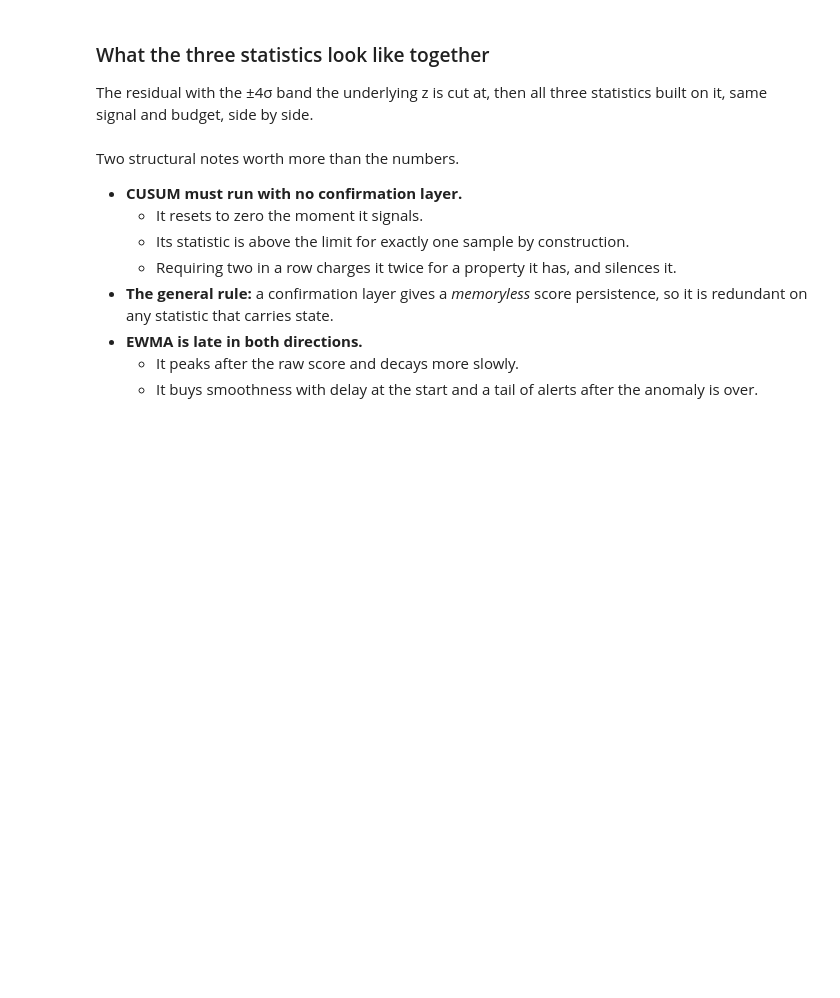
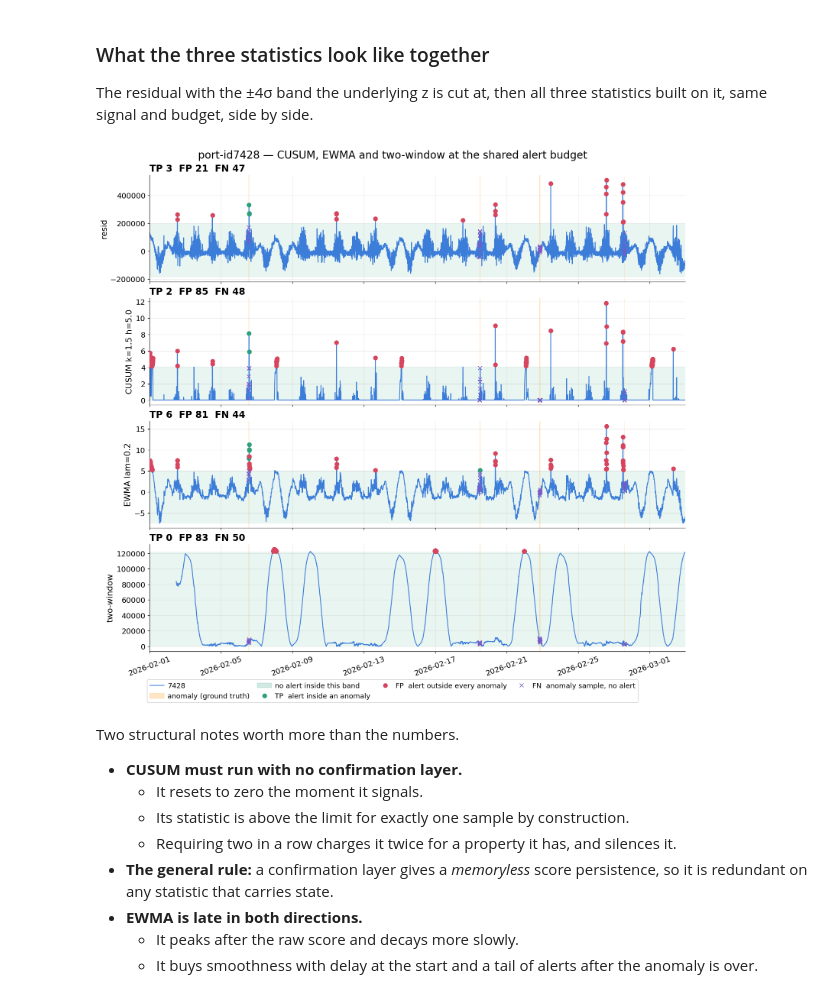
Before and after one commit to kevin880987/aiops-anomaly-zero-to-hero, a Jupyter notebook: labs/workshop/02.ipynb, the cells around one changed output. Drawn from its saved outputs; the diff is of its cells as text; code cells hidden in the pictures; blank space fills up the shorter version.

```diff
--- a/labs/workshop/02.ipynb
+++ b/labs/workshop/02.ipynb
@@ -449,10 +487,10 @@ An error that is survivable on one series and fatal on another is worth a cell r
 # %%
-S_cusum, alarm_cusum = cusum(z=z, k=0.5, h=5.0)
+S_cusum, alarm_cusum = cusum(z=z, k=1.5, h=5.0)
 ew = ewma_score(z=z, lam=0.2, L=1.0)
 tw = two_window(x=g["value"], w=PERIOD, online=True)
 
 acc = {
-    "CUSUM k=0.5 h=5.0": pd.Series(alarm_cusum),
+    "CUSUM k=1.5 h=5.0": pd.Series(alarm_cusum),
     "EWMA lam=0.2 over 4": ew.abs() > 4,
     "two-window over q99": (tw > tw.quantile(0.99)).fillna(False),
 }
@@ -463,21 +506,23 @@ report(alerts=acc, data=g, ports=[port], events="all")
 The residual with the ±4σ band the underlying z is cut at, then all three statistics built on
 it, same signal and budget, side by side.
 # %%
-panel = g.assign(**{"CUSUM k=0.5 h=5.0": S_cusum, "EWMA lam=0.2": ew.to_numpy(),
+panel = g.assign(**{"CUSUM k=1.5 h=5.0": S_cusum, "EWMA lam=0.2": ew.to_numpy(),
                     "two-window": tw.to_numpy()})
-score_cols = ["CUSUM k=0.5 h=5.0", "EWMA lam=0.2", "two-window"]
+score_cols = ["CUSUM k=1.5 h=5.0", "EWMA lam=0.2", "two-window"]
 thr = {c: np.nanquantile(panel[c].dropna(), BUDGET) for c in score_cols}
 resid_lo, resid_hi = train.mean() - 4 * train.std(), train.mean() + 4 * train.std()
 
 alerts = {c: (panel[c] > thr[c]).fillna(False) for c in score_cols}
 alerts["resid"] = ((panel["resid"] < resid_lo) | (panel["resid"] > resid_hi)).fillna(False)
 bands = {c: (panel[c].min(), thr[c]) for c in score_cols}
 bands["resid"] = (resid_lo, resid_hi)
 
 plot_signals(half=HALF, data=panel, columns=["resid"] + score_cols, ports=[port],
             events=ANOMALY_TYPES, alerts=alerts, bands=bands, outcomes=True, by_port=False,
             zoom_anomaly=False, zoom_signal=False,
             title=f"{port} — CUSUM, EWMA and two-window at the shared alert budget")
+# %% [output]
+[figure, added]
 # %% [markdown]
 Two structural notes worth more than the numbers.
 
```
Also changed, not shown: parts of 14 cells of this notebook, 2 other files.
